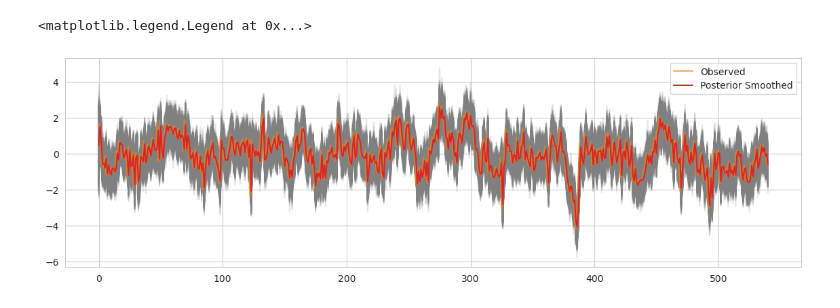
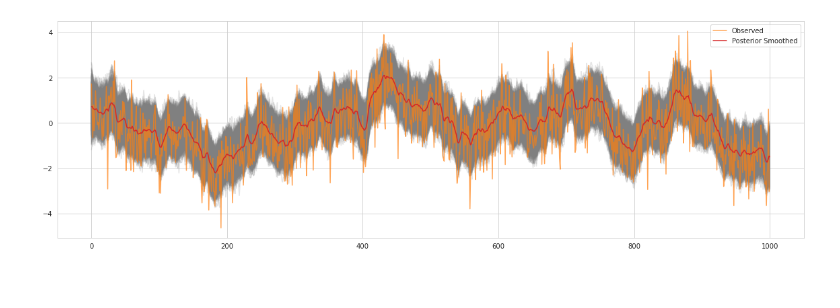
Before and after one commit to WHITSNAK/sta831-sp23, a Jupyter notebook: ch4/hw6 - HMM Posteriors.ipynb, the cells around one changed output. Drawn from its saved outputs; the diff is of its cells as text; code cells hidden in the pictures; blank space fills up the shorter version.

```diff
--- a/ch4/hw6 - HMM Posteriors.ipynb
+++ b/ch4/hw6 - HMM Posteriors.ipynb
@@ -35,13 +36,14 @@ soi = pd.read_table("../data/soi.txt", names=['soi']).soi
 # %%
 # initialize
 sampler = HMMAR1GibbsSampler(
-    ys = soi,
+    ys = df['ys'],
     priors=HMMAR1GibbsSampler.Priors(
-        mu0=0, mu_var=5,
-        w0=1, w_ddof=9,
-        phi0=0.5, phi_var=5, phi_bound=(0, 1),
-        v0=1, v_ddof=9,
+        mu0=0, mu_var=1,
+        w0=0.8, w_ddof=5,
+        phi0=0.5, phi_var=1, phi_bound=(0, 1),
+        v0=0.2, v_ddof=5,
     ),
+    seed=25352345
 )
 
 x0 = HMMAR1.LatentState(0, 1)
@@ -85,9 +103,14 @@ fig.show()
 # %%
-fig, ax = plt.subplots(figsize=(14, 4))
-ax.plot(np.array(list(map(lambda x: x[1], posterior_samples))).T, alpha=0.2, color='grey')
-ax.plot(soi, alpha=0.7, color=sns.color_palette()[1], label='Observed')
-ax.plot(np.array(list(map(lambda x: x[1], posterior_samples))).T.mean(1), color=sns.color_palette()[3], label='Posterior Smoothed')
-plt.legend()
+traces = np.array(list(map(lambda x: x[1], posterior_samples))).T
+
+fig, ax = plt.subplots(figsize=(16, 5))
+
+ax.plot(traces, alpha=0.2, color='grey')
+ax.plot(df['ys'], alpha=0.7, color=sns.color_palette()[1], label='Observed')
+ax.plot(traces.mean(1), color=sns.color_palette()[3], label='Posterior Smoothed')
+
+ax.legend()
+fig.tight_layout()
+fig.show()
 # %% [output]
-<matplotlib.legend.Legend at 0x...>
-[figure, old version]
+[figure, new version]
```
Also changed, not shown: parts of 6 cells of this notebook, 3 other files.
